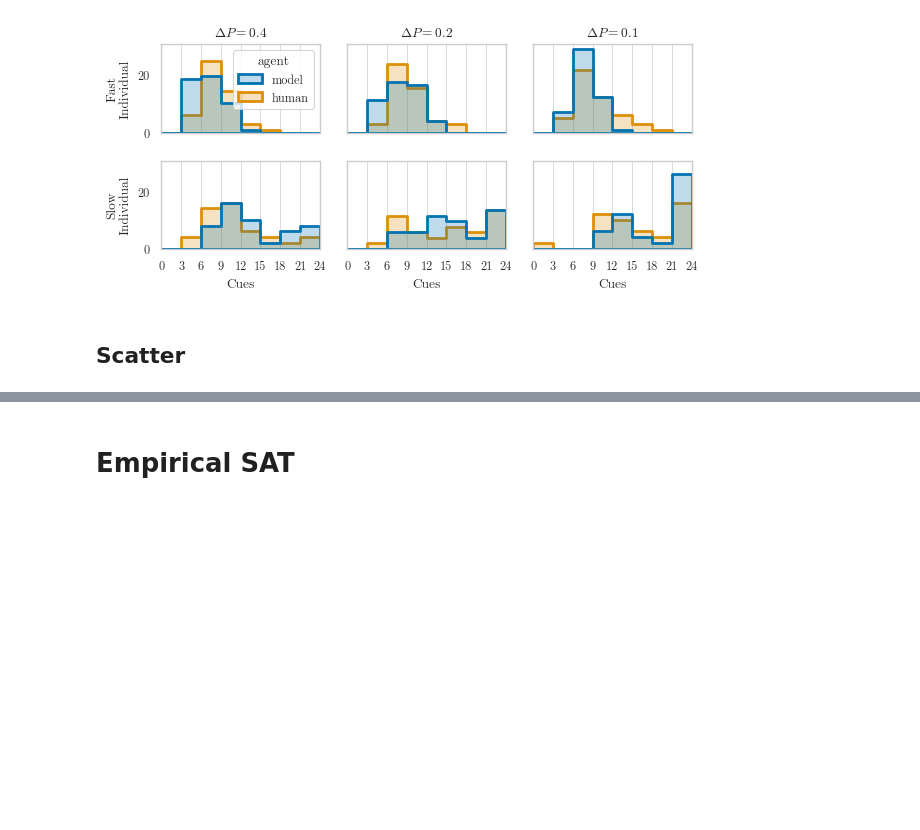
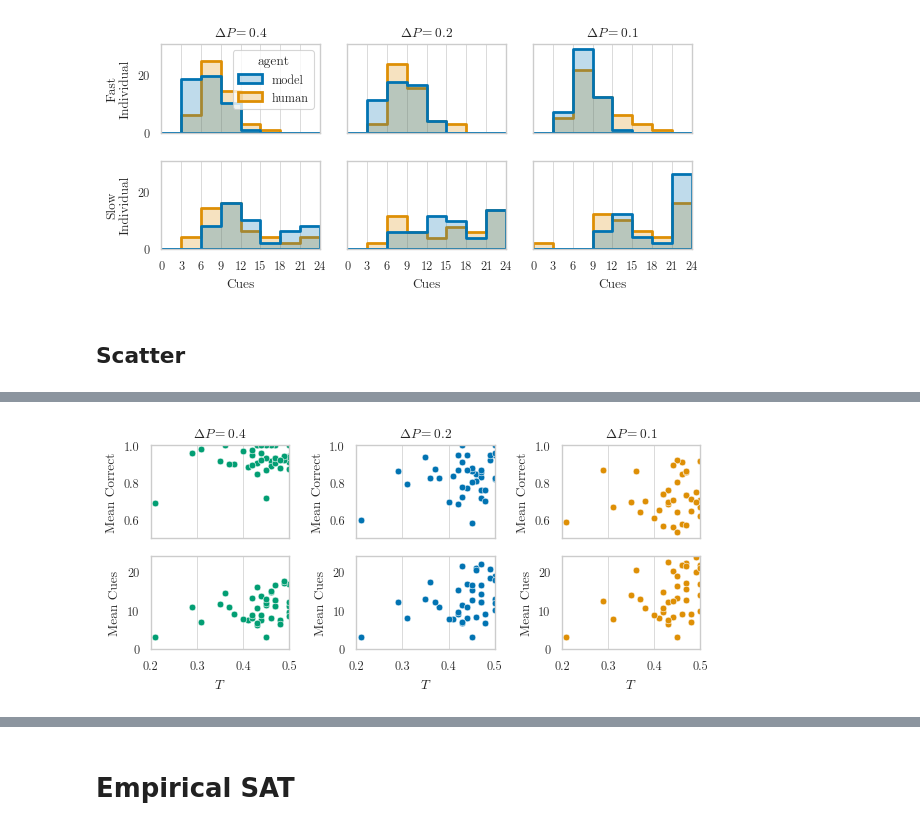
Before and after one commit to psipeter/value-accumulation, a Jupyter notebook: analysis.ipynb, the cells around one changed output, grey strips where cells are left out. Drawn from its saved outputs; the diff is of its cells as text; code cells hidden in the pictures; blank space fills up the shorter version.

```diff
--- a/analysis.ipynb
+++ b/analysis.ipynb
@@ -456,0 +510,17 @@ sim = pd.concat(dfs, ignore_index=True)
+# %%
+fig, axes = plt.subplots(nrows=2, ncols=3, figsize=((6.38, 3)), sharex=True)
+sns.scatterplot(data=pca_data.query("dP==0.4"), x='T', y='mean correct', ax=axes[0][0], color=palette[2])
+sns.scatterplot(data=pca_data.query("dP==0.2"), x='T', y='mean correct', ax=axes[0][1], color=palette[0])
+sns.scatterplot(data=pca_data.query("dP==0.1"), x='T', y='mean correct', ax=axes[0][2], color=palette[1])
+sns.scatterplot(data=pca_data.query("dP==0.4"), x='T', y='mean cues', ax=axes[1][0], color=palette[2])
+sns.scatterplot(data=pca_data.query("dP==0.2"), x='T', y='mean cues', ax=axes[1][1], color=palette[0])
+sns.scatterplot(data=pca_data.query("dP==0.1"), x='T', y='mean cues', ax=axes[1][2], color=palette[1])
+axes[0][0].set(ylabel='Mean Correct', ylim=((0.5, 1)), title=r"$\Delta P = 0.4$")
+axes[0][1].set(ylabel='Mean Correct', ylim=((0.5, 1)), title=r"$\Delta P = 0.2$")
+axes[0][2].set(ylabel='Mean Correct', ylim=((0.5, 1)), title=r"$\Delta P = 0.1$")
+axes[1][0].set(xlabel=r'$T$', ylabel='Mean Cues', xticks=((0.2, 0.3, 0.4, 0.5)), xlim=((0.2, 0.5)), ylim=((0, 24)))
+axes[1][1].set(xlabel=r'$T$', ylabel='Mean Cues', xticks=((0.2, 0.3, 0.4, 0.5)), xlim=((0.2, 0.5)), ylim=((0, 24)))
+axes[1][2].set(xlabel=r'$T$', ylabel='Mean Cues', xticks=((0.2, 0.3, 0.4, 0.5)), xlim=((0.2, 0.5)), ylim=((0, 24)))
+plt.tight_layout()
+# %% [output]
+[figure, added]
```
Also changed, not shown: parts of 17 cells of this notebook, 3 other files.
